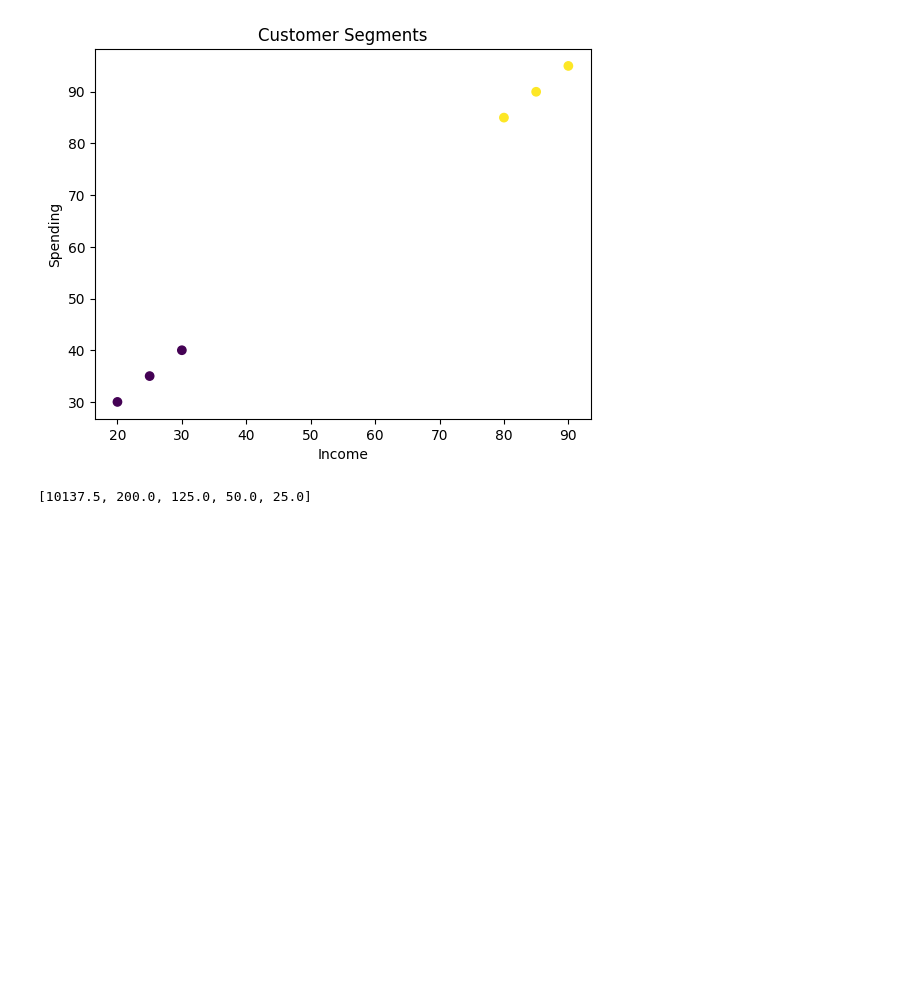
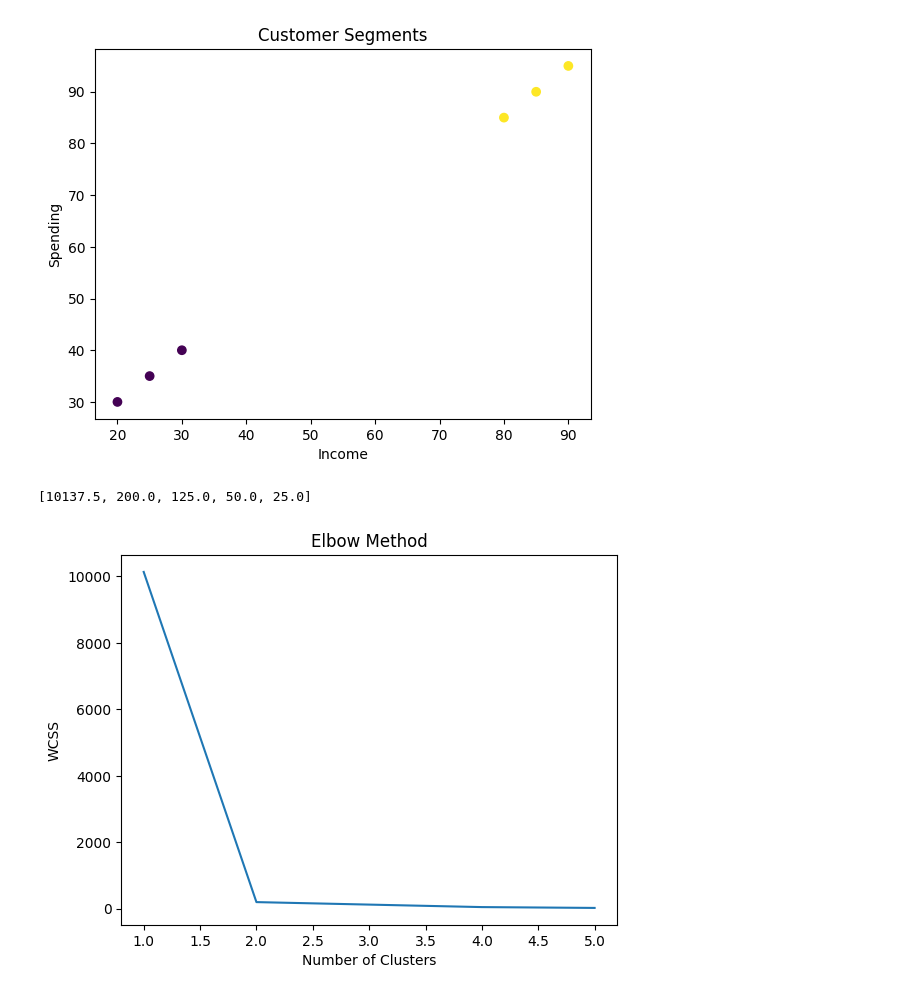
Before and after one commit to sakshi07bhosale/Data-Science, a Jupyter notebook: Machine Learning Basics/Day 17/tasks.ipynb, the cells around one changed output. Cells and saved outputs as stored; diff of their text form; code cells hidden in the pictures; blank space fills up the shorter version.

Commit message:
Plot Elbow Graph

```diff
--- a/Machine Learning Basics/Day 17/tasks.ipynb
+++ b/Machine Learning Basics/Day 17/tasks.ipynb
@@ -119,3 +119,15 @@ for i in range(1, 6):
 print(wcss)
 # %% [output]
 [10137.5, 200.0, 125.0, 50.0, 25.0]
+# %%
+#Plot Elbow Graph
+plt.plot(range(1, 6), wcss)
+
+plt.xlabel("Number of Clusters")
+plt.ylabel("WCSS")
+
+plt.title("Elbow Method")
+
+plt.show()
+# %% [output]
+[figure, added]
```
